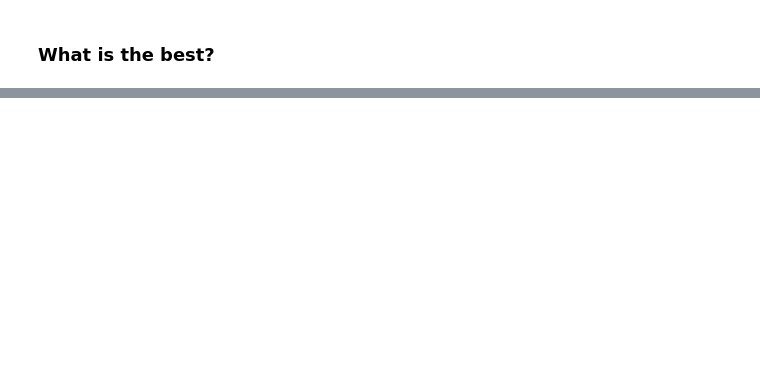
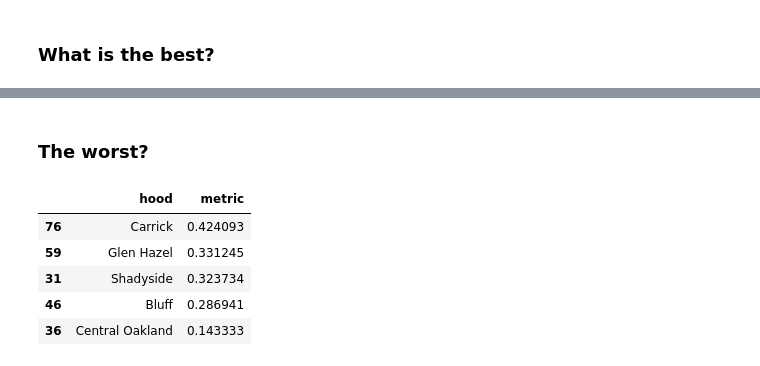
Before and after one commit to JaredBen28/PittBestNeighborhood, a Jupyter notebook: PresentationNotebook.ipynb, the cells around one changed output, grey strips where cells are left out. Cells and saved outputs as stored; diff of their text form; code cells hidden in the pictures; blank space fills up the shorter version.

```diff
--- a/PresentationNotebook.ipynb
+++ b/PresentationNotebook.ipynb
@@ -62,0 +132,11 @@ neighborhood.plot(column='parks', ax=ax, legend=True)
+# %% [markdown]
+### The worst?
+# %%
+neighborhood[['hood', 'metric']].tail(5)
+# %% [output]
+|  | hood | metric |
+| 76 | Carrick | 0.424093 |
+| 59 | Glen Hazel | 0.331245 |
+| 31 | Shadyside | 0.323734 |
+| 46 | Bluff | 0.286941 |
+| 36 | Central Oakland | 0.143333 |
```
Also changed, not shown: parts of 13 cells of this notebook.
